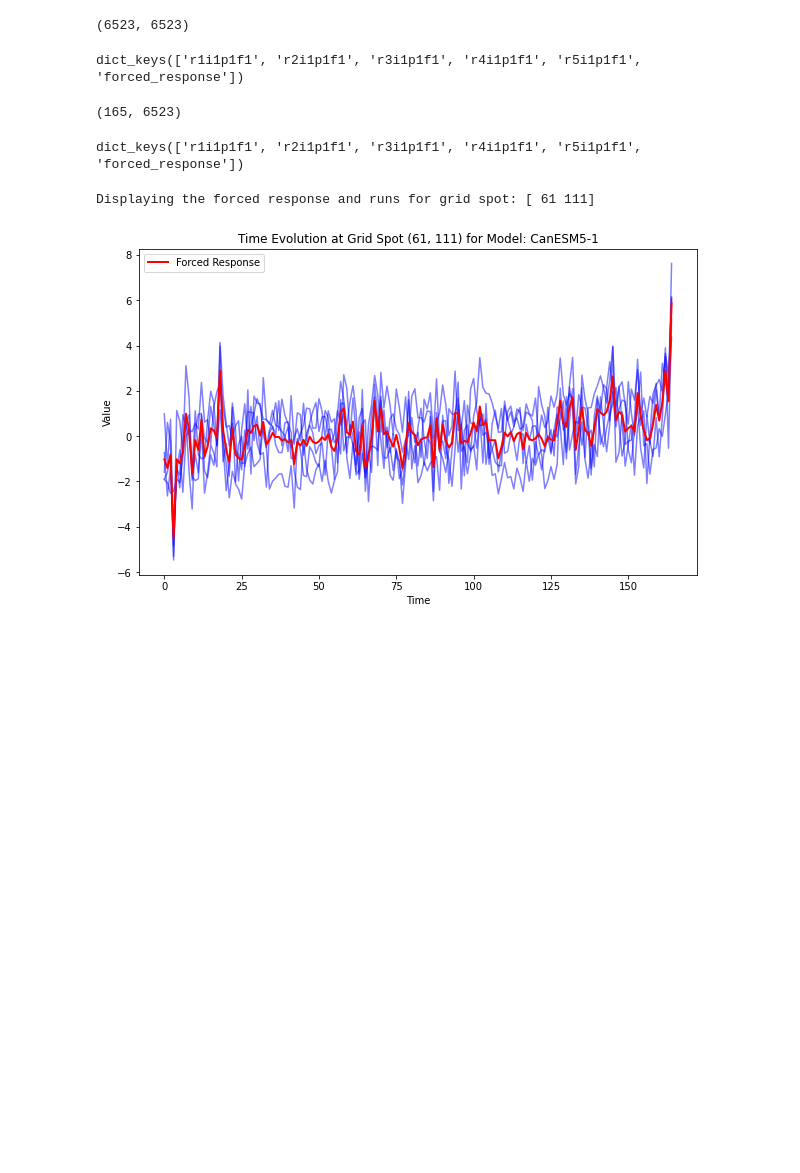
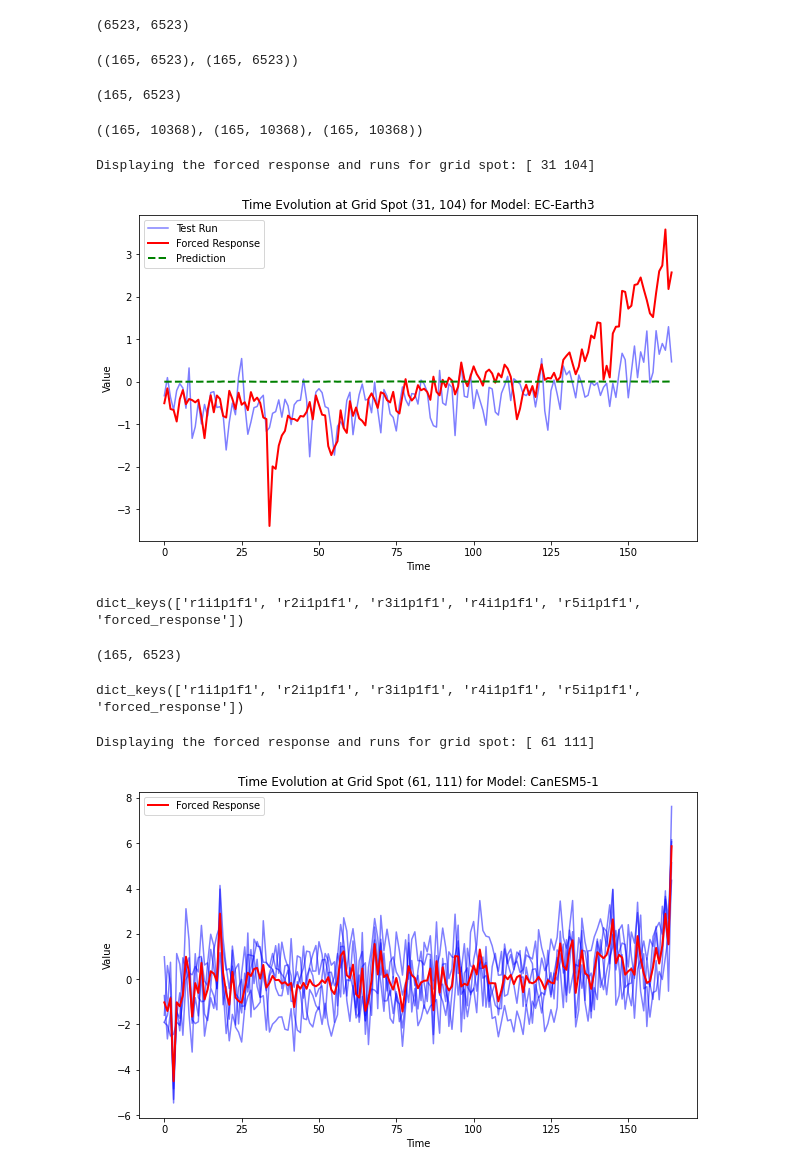
Before and after one commit to Victor2175/gm4cs-l, a Jupyter notebook: Reduced_rank_regression.ipynb, the cells around one changed output. Drawn from its saved outputs; the diff is of its cells as text; code cells hidden in the pictures; blank space fills up the shorter version.

Commit message:
RRR predicting only 0 values, weird result... need to check why this is happening

```diff
--- a/Reduced_rank_regression.ipynb
+++ b/Reduced_rank_regression.ipynb
@@ -116,6 +114,61 @@ B_ols shape: (6523, 6523)
 print(Brr.shape)
 # %% [output]
 (6523, 6523)
+# %%
+# Test a prediction on the test set for a single run
+
+# Select a random run from the test set
+test_model = list(normalized_test_data.keys())[0]
+test_runs = [run for run in normalized_test_data[test_model].keys() if run != 'forced_response']
+test_run = normalized_test_data[test_model][random.choice(test_runs)]
+ground_truth = normalized_test_data[test_model]['forced_response']
+# %%
+test_run.shape, ground_truth.shape
+# %% [output]
+((165, 6523), (165, 6523))
+# %%
+# make the prediction
+
+prediction = test_run @ Brr
+prediction.shape
+# %% [output]
+(165, 6523)
+# %%
+# Add the NaN values back to the correct spots
+predictions = True
+prediction = readd_nans(prediction, nan_mask, predictions)
+test_run = readd_nans(test_run, nan_mask, predictions)
+ground_truth = readd_nans(ground_truth, nan_mask, predictions)
+# %%
+prediction.shape, test_run.shape, ground_truth.shape
+# %% [output]
+((165, 10368), (165, 10368), (165, 10368))
+# %%
+# Select a random grid spot
+valid_grid_spots = np.argwhere(~nan_mask)
+random_grid_spot = valid_grid_spots[random.randint(0, len(valid_grid_spots))]
+print(f"Displaying the forced response and runs for grid spot: {random_grid_spot}")
+
+# Data for each run (minus the forced response)
+input_data = test_run.reshape(-1, 72, 144)[:, random_grid_spot[0], random_grid_spot[1]]
+# Data for the forced response
+forced_response_data = ground_truth.reshape(-1, 72, 144)[:, random_grid_spot[0], random_grid_spot[1]]
+# Data for the prediction
+predicted_data = prediction.reshape(-1, 72, 144)[:, random_grid_spot[0], random_grid_spot[1]]
+
+# Plot the time series data for all runs, the forced response, and the prediction
+plt.figure(figsize=(10, 6))
+plt.plot(input_data, color='blue', alpha=0.5, label='Test Run')
+plt.plot(forced_response_data, color='red', label='Forced Response', linewidth=2)
+plt.plot(predicted_data, color='green', label='Prediction', linewidth=2, linestyle='--')
+plt.title(f'Time Evolution at Grid Spot ({random_grid_spot[0]}, {random_grid_spot[1]}) for Model: {test_model}')
+plt.xlabel('Time')
+plt.ylabel('Value')
+plt.legend()
+plt.show()
+# %% [output]
+Displaying the forced response and runs for grid spot: [ 31 104]
+[figure, added]
 # %%
 normalized_train_data.keys()
 first_model = normalized_train_data[list(normalized_train_data.keys())[0]]
```
Also changed, not shown: parts of 1 cell of this notebook, 1 other file.
